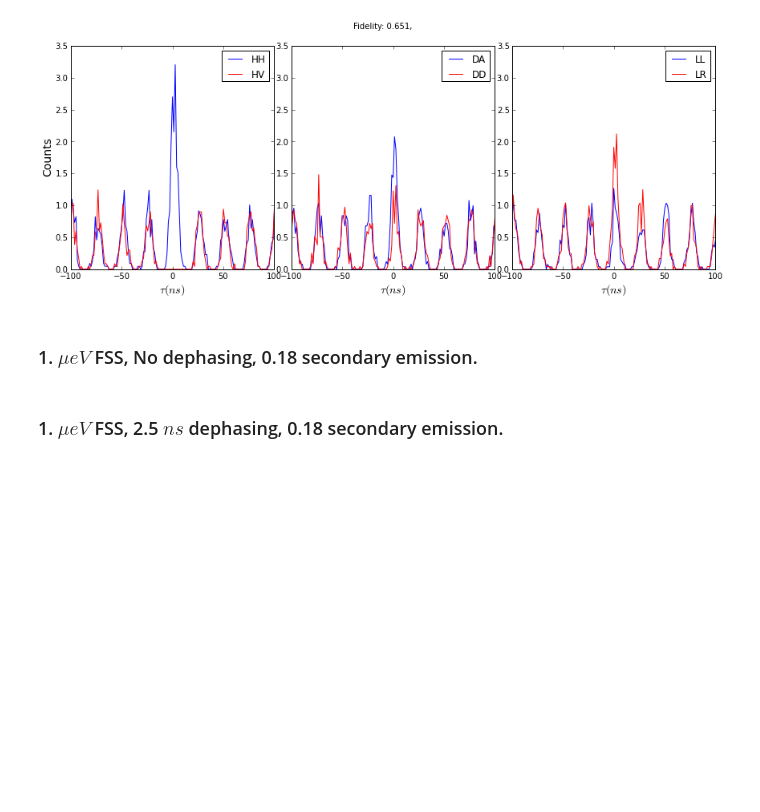
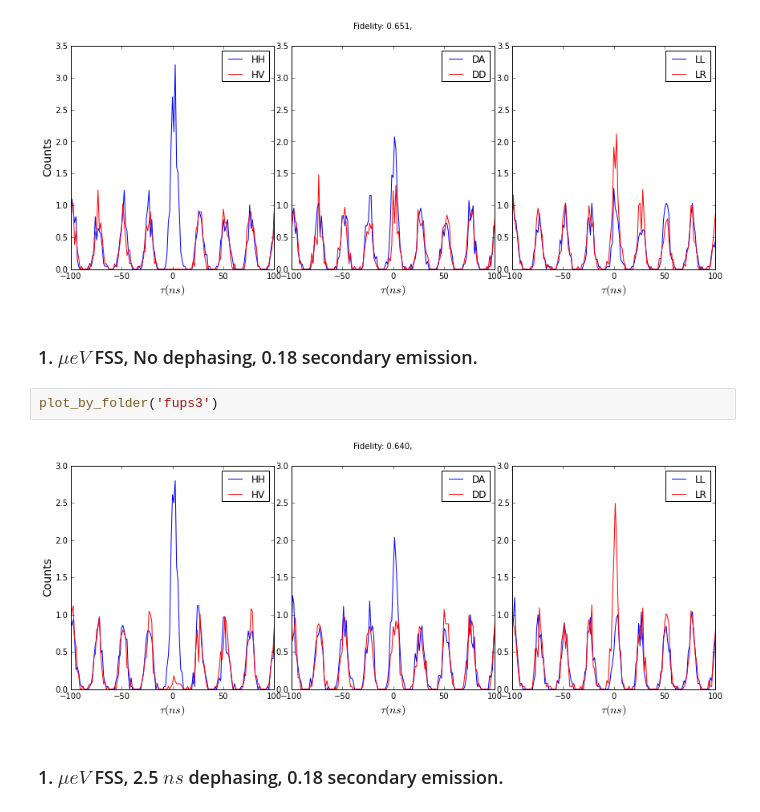
Before and after one commit to eoinmurray/icarus, a Jupyter notebook: Fidelity curves.ipynb, the cells around one changed output. Cells and saved outputs as stored; diff of their text form; blank space fills up the shorter version.

```diff
--- a/Fidelity curves.ipynb
+++ b/Fidelity curves.ipynb
@@ -34,6 +52,10 @@ plot_by_folder('19h4i')
 [figure]
 # %% [markdown]
 ### 1. $\mu eV$ FSS, No dephasing, 0.18 secondary emission.
+# %%
+plot_by_folder('fups3')
+# %% [output]
+[figure, added]
 # %% [markdown]
 ### 1. $\mu eV$ FSS, 2.5 $ns$ dephasing, 0.18 secondary emission.
 # %%
```
Also changed, not shown: parts of 5 cells of this notebook, 4 other files.
